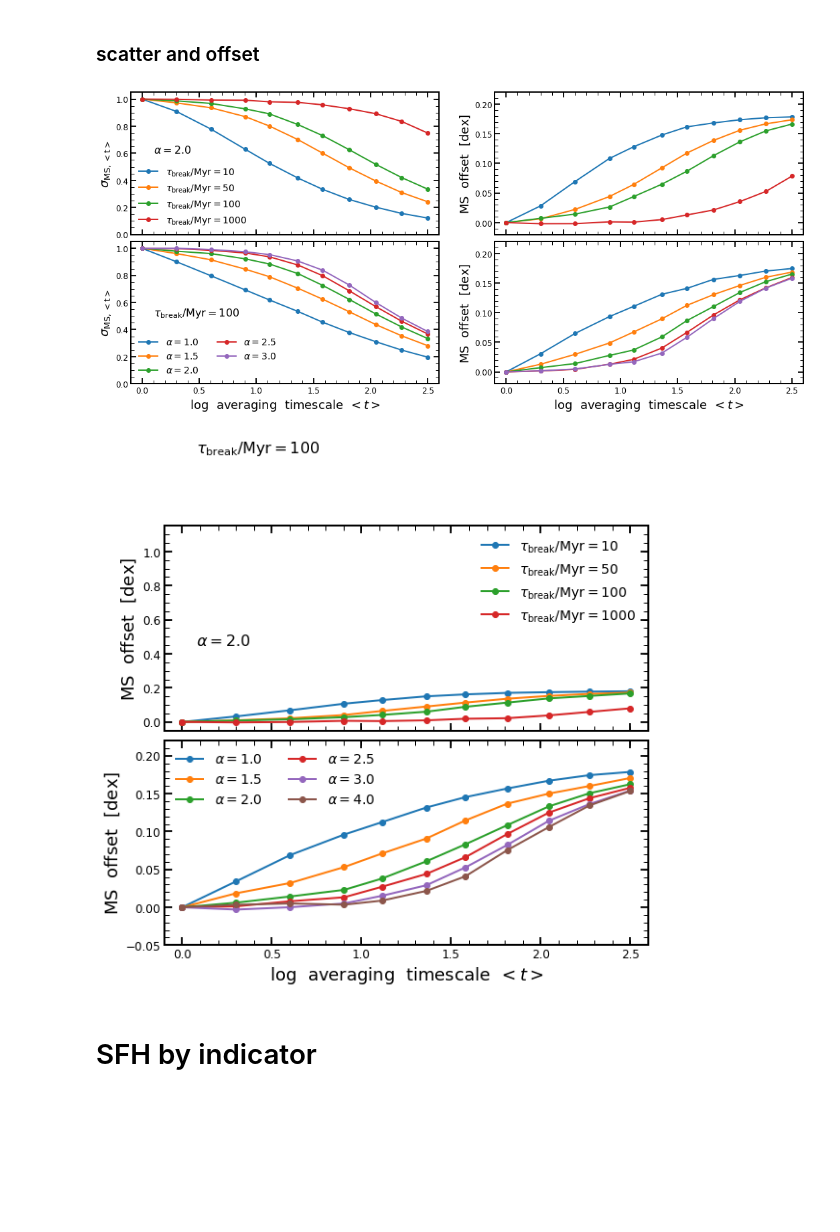
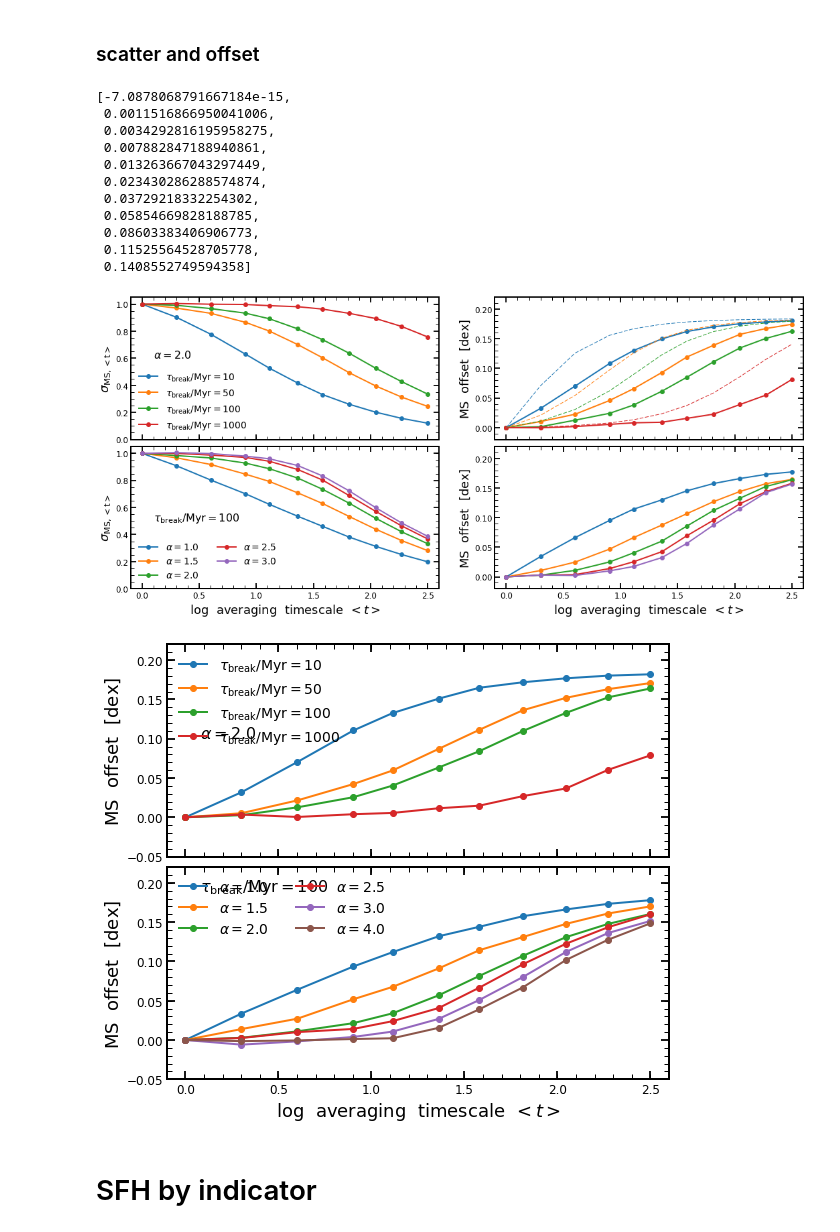
Before and after one commit to stacchella/variability_SFHs, a Jupyter notebook: notebooks/PSD_Analysis.ipynb, the cells around one changed output. Saved outputs shown, nothing was run; the diff lists cells and outputs as text; code cells hidden in the pictures; blank space fills up the shorter version.

Commit message:
added analytical computation from Neven C.

```diff
--- a/notebooks/PSD_Analysis.ipynb
+++ b/notebooks/PSD_Analysis.ipynb
@@ -24,7 +24,7 @@ path_figures = '/Users/sandrotacchella/ASTRO/SFH_Variability/variability_SFHs/fi
 # %%
 # read in files
 
-dict_data, list_alpha, list_tau = toolbox_variability.read_in_files(path_data + 'SFH*.hdf5', mode='r')
+dict_data, list_alpha, list_tau = toolbox_variability.read_in_files(path_data + 'SFH_04_*.hdf5', mode='r')
 # %%
 # create unique list
 
@@ -611,6 +673,24 @@ plt.show()
 
 avg_timescale = np.unique(np.logspace(0.0, 2.5, num=12).astype('int'))
 num_random_samples = 100
+# %%
+# I think this should give you the realations that you need for plot below
+get_median_analytical(10,avg_timescale)
+get_median_analytical(50,avg_timescale)
+get_median_analytical(100,avg_timescale)
+get_median_analytical(1000,avg_timescale)
+# %% [output]
+[-7.0878068791667184e-15,
+ 0.0011516866950041006,
+ 0.0034292816195958275,
+ 0.007882847188940861,
+ 0.013263667043297449,
+ 0.023430286288574874,
+ 0.03729218332254302,
+ 0.05854669828188785,
+ 0.08603383406906773,
+ 0.11525564528705778,
+ 0.1408552749594358]
 # %%
 # make figure that shows how scatter of MS changes with averaging timescale
 
@@ -638,7 +718,6 @@ ax2.plot(np.log10(avg_timescale), get_scatter(2.0, 100.0, avg_timescale, num_ran
 ax2.plot(np.log10(avg_timescale), get_scatter(2.5, 100.0, avg_timescale, num_random_samples), '-o', lw=2, label=r'$\alpha=2.5$')
 ax2.plot(np.log10(avg_timescale), get_scatter(3.0, 100.0, avg_timescale, num_random_samples), '-o', lw=2, label=r'$\alpha=3.0$')
 
-
 ax2.text(0.1, 0.5, r'$\tau_{\rm break}/\mathrm{Myr}=100$', fontsize=16)
 
 ax2.set_xlim([-0.1, 2.6])
@@ -650,10 +729,16 @@ ax2.legend(ncol=2, fontsize=14, frameon=False)
 ###
 
 
-ax3.plot(np.log10(avg_timescale), get_mean(2.0, 10.0, avg_timescale, num_random_samples), '-o', lw=2, label=r'$\tau_{\rm break}/\mathrm{Myr}=10$')
-ax3.plot(np.log10(avg_timescale), get_mean(2.0, 50.0, avg_timescale, num_random_samples), '-o', lw=2, label=r'$\tau_{\rm break}/\mathrm{Myr}=50$')
-ax3.plot(np.log10(avg_timescale), get_mean(2.0, 100.0, avg_timescale, num_random_samples), '-o', lw=2, label=r'$\tau_{\rm break}/\mathrm{Myr}=100$')
-ax3.plot(np.log10(avg_timescale), get_mean(2.0, 1000.0, avg_timescale, num_random_samples), '-o', lw=2, label=r'$\tau_{\rm break}/\mathrm{Myr}=1000$')
+ax3.plot(np.log10(avg_timescale), get_mean(2.0, 10.0, avg_timescale, num_random_samples), '-o', color='C0', lw=2, label=r'$\tau_{\rm break}/\mathrm{Myr}=10$')
+ax3.plot(np.log10(avg_timescale), get_mean(2.0, 50.0, avg_timescale, num_random_samples), '-o', color='C1', lw=2, label=r'$\tau_{\rm break}/\mathrm{Myr}=50$')
+ax3.plot(np.log10(avg_timescale), get_mean(2.0, 100.0, avg_timescale, num_random_samples), '-o', color='C2', lw=2, label=r'$\tau_{\rm break}/\mathrm{Myr}=100$')
+ax3.plot(np.log10(avg_timescale), get_mean(2.0, 1000.0, avg_timescale, num_random_samples), '-o', color='C3', lw=2, label=r'$\tau_{\rm break}/\mathrm{Myr}=1000$')
+
+ax3.plot(np.log10(avg_timescale), get_median_analytical(10, avg_timescale), '--', color='C0', lw=1)
+ax3.plot(np.log10(avg_timescale), get_median_analytical(50, avg_timescale), '--', color='C1', lw=1)
+ax3.plot(np.log10(avg_timescale), get_median_analytical(100, avg_timescale), '--', color='C2', lw=1)
+ax3.plot(np.log10(avg_timescale), get_median_analytical(1000, avg_timescale), '--', color='C3',lw=1)
+
 
 #ax3.text(0.08, 0.45, r'$\alpha=2.0$', fontsize=16)
 
@@ -689,7 +774,7 @@ plt.subplots_adjust(hspace=0.05, wspace=0.18)
 plt.savefig(path_figures + 'scatter_offset_avgT.pdf', bbox_inches='tight')
 plt.show()
 # %% [output]
-[figure, old version]
+[figure, new version]
 # %%
 # make figure that shows how median of changes with averaging timescale
 
@@ -700,41 +785,41 @@ ax1.plot(np.log10(avg_timescale), get_median(2.0, 50.0, avg_timescale, num_rando
 ax1.plot(np.log10(avg_timescale), get_median(2.0, 100.0, avg_timescale, num_random_samples), '-o', lw=2, label=r'$\tau_{\rm break}/\mathrm{Myr}=100$')
 ax1.plot(np.log10(avg_timescale), get_median(2.0, 1000.0, avg_timescale, num_random_samples), '-o', lw=2, label=r'$\tau_{\rm break}/\mathrm{Myr}=1000$')
 
-ax1.text(0.08, 0.45, r'$\alpha=2.0$', fontsize=16)
+ax1.text(0.08, 0.1, r'$\alpha=2.0$', fontsize=16)
 
 ax1.set_xlim([-0.1, 2.6])
 ax1.set_ylim([-0.05, 0.22])
 ax1.set_xlabel('', fontsize=18)
 ax1.set_ylabel(r'$\mathrm{MS}\/\/\/\/\mathrm{offset}\/\/\/\/[\mathrm{dex}]$', fontsize=18)
 ax1.xaxis.set_ticklabels([])
 ax1.legend(fontsize=14, frameon=False)
 
 ###
 
 ax2.plot(np.log10(avg_timescale), get_median(1.0, 100.0, avg_timescale, num_random_samples), '-o', lw=2, label=r'$\alpha=1.0$')
 ax2.plot(np.log10(avg_timescale), get_median(1.5, 100.0, avg_timescale, num_random_samples), '-o', lw=2, label=r'$\alpha=1.5$')
 ax2.plot(np.log10(avg_timescale), get_median(2.0, 100.0, avg_timescale, num_random_samples), '-o', lw=2, label=r'$\alpha=2.0$')
 ax2.plot(np.log10(avg_timescale), get_median(2.5, 100.0, avg_timescale, num_random_samples), '-o', lw=2, label=r'$\alpha=2.5$')
 ax2.plot(np.log10(avg_timescale), get_median(3.0, 100.0, avg_timescale, num_random_samples), '-o', lw=2, label=r'$\alpha=3.0$')
 ax2.plot(np.log10(avg_timescale), get_median(4.0, 100.0, avg_timescale, num_random_samples), '-o', lw=2, label=r'$\alpha=4.0$')
 
 
-ax2.text(0.08, 0.6, r'$\tau_{\rm break}/\mathrm{Myr}=100$', fontsize=16)
+ax2.text(0.08, 0.19, r'$\tau_{\rm break}/\mathrm{Myr}=100$', fontsize=16)
 
 ax2.set_xlim([-0.1, 2.6])
 ax2.set_ylim([-0.05, 0.22])
 ax2.set_xlabel(r'$\log\/\/\/\/\mathrm{averaging}\/\/\/\/\mathrm{timescale}\/\/\/<t>$', fontsize=18)
 ax2.set_ylabel(r'$\mathrm{MS}\/\/\/\/\mathrm{offset}\/\/\/\/[\mathrm{dex}]$', fontsize=18)
 ax2.legend(ncol=2, fontsize=14, frameon=False)
 
 ###
 
 plt.subplots_adjust(hspace=0.05)
 
 plt.savefig(path_figures + 'offset_median_avgT.pdf', bbox_inches='tight')
 plt.show()
 # %% [output]
-[figure, old version]
+[figure, new version]
 # %% [markdown]
 # SFH by indicator
 # %%
```
Also changed, not shown: parts of 13 cells of this notebook, 10 other files.
